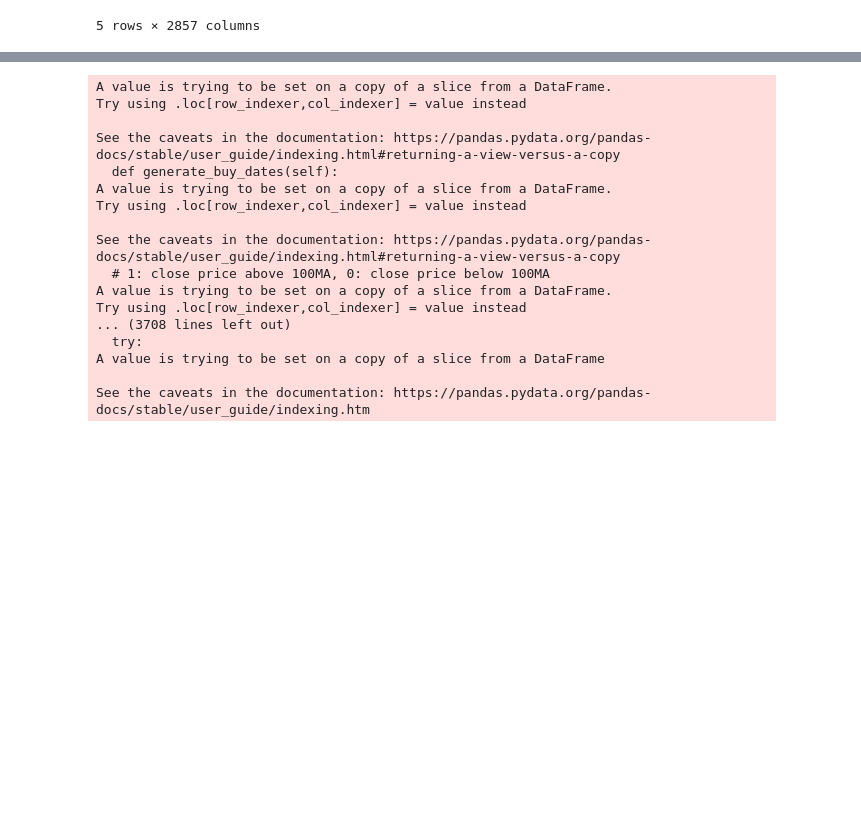
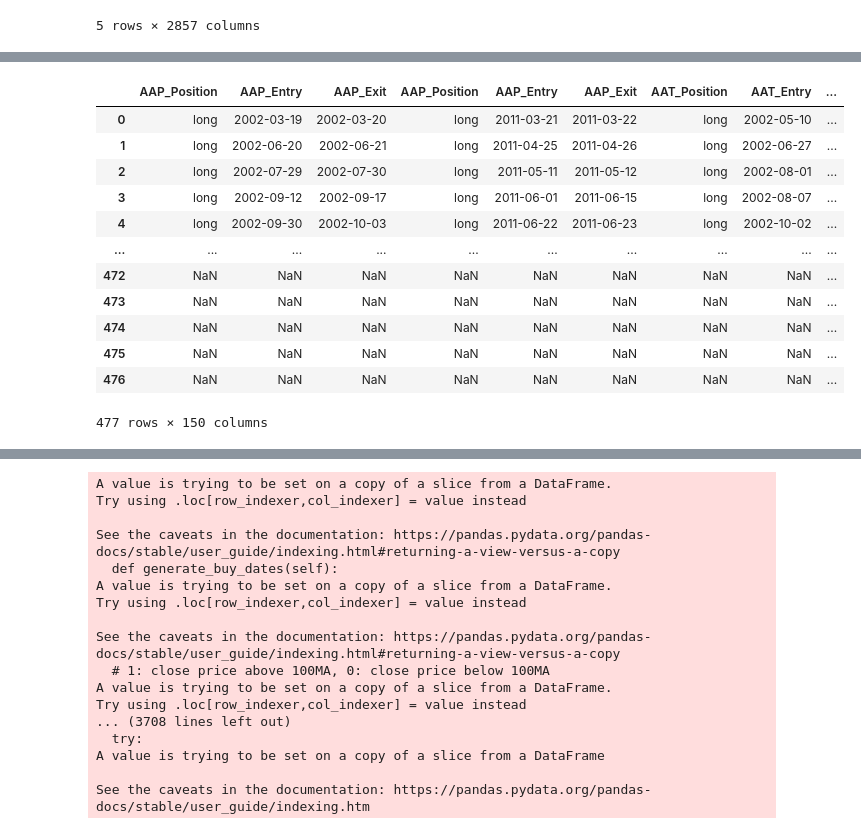
Before and after one commit to ryanlxz/backtesting, a Jupyter notebook: notebooks/test.ipynb, the cells around one changed output, grey strips where cells are left out. Saved outputs shown, nothing was run; the diff lists cells and outputs as text; code cells hidden in the pictures; blank space fills up the shorter version.

```diff
--- a/notebooks/test.ipynb
+++ b/notebooks/test.ipynb
@@ -228,3 +259,19 @@ dfs
+# %%
+exit_position_list
+# %% [output]
+|  | AAP_Position | AAP_Entry | AAP_Exit | AAP_Position | AAP_Entry | AAP_Exit | AAT_Position | AAT_Entry | ... |
+| 0 | long | 2002-03-19 | 2002-03-20 | long | 2011-03-21 | 2011-03-22 | long | 2002-05-10 | ... |
+| 1 | long | 2002-06-20 | 2002-06-21 | long | 2011-04-25 | 2011-04-26 | long | 2002-06-27 | ... |
+| 2 | long | 2002-07-29 | 2002-07-30 | long | 2011-05-11 | 2011-05-12 | long | 2002-08-01 | ... |
+| 3 | long | 2002-09-12 | 2002-09-17 | long | 2011-06-01 | 2011-06-15 | long | 2002-08-07 | ... |
+| 4 | long | 2002-09-30 | 2002-10-03 | long | 2011-06-22 | 2011-06-23 | long | 2002-10-02 | ... |
+| ... | ... | ... | ... | ... | ... | ... | ... | ... | ... |
+| 472 | NaN | NaN | NaN | NaN | NaN | NaN | NaN | NaN | ... |
+| 473 | NaN | NaN | NaN | NaN | NaN | NaN | NaN | NaN | ... |
+| 474 | NaN | NaN | NaN | NaN | NaN | NaN | NaN | NaN | ... |
+| 475 | NaN | NaN | NaN | NaN | NaN | NaN | NaN | NaN | ... |
+| 476 | NaN | NaN | NaN | NaN | NaN | NaN | NaN | NaN | ... |
+477 rows × 150 columns
 # %%
 # rearrange 'Date' column to be the first column
 rearranged_df = pd.concat([df['Date'], df.drop('Date', axis=1)], axis=1)
```
Also changed, not shown: parts of 7 cells of this notebook, 3 other files.
